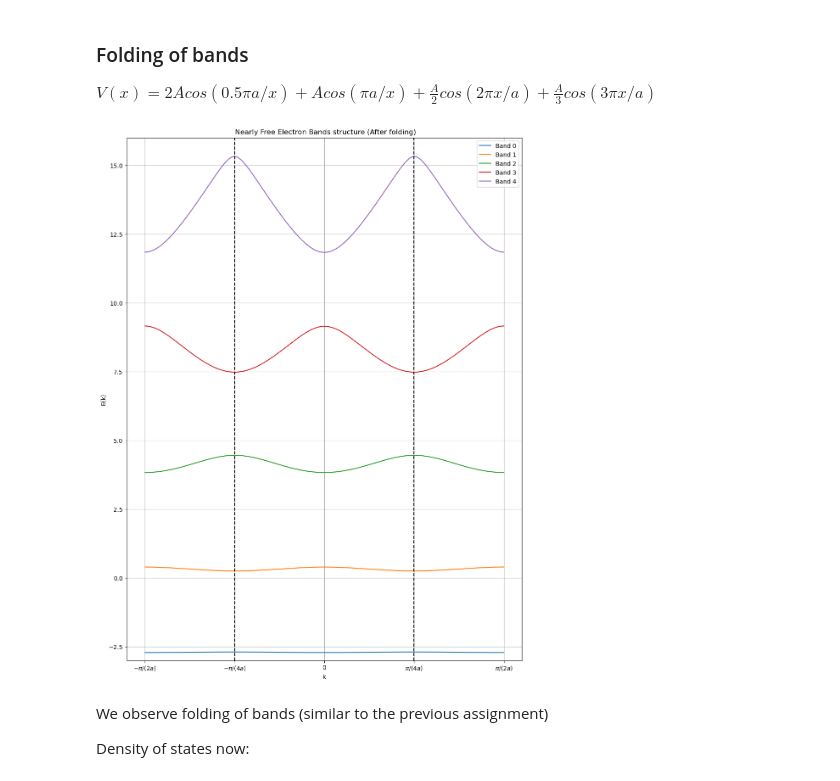
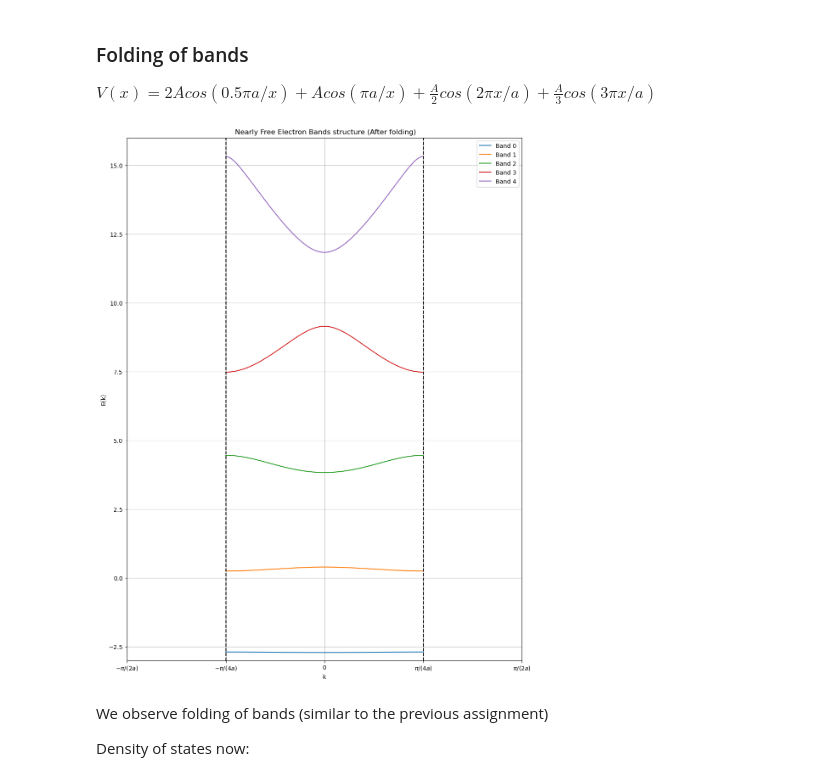
Before and after one commit to crimsonpane23/P306-Introduction-to-Condensed-Matter-Physics, a Jupyter notebook: Assignment - 4 - Nearly Free electron.ipynb, the cells around one changed output. Cells and saved outputs as stored; diff of their text form; code cells hidden in the pictures.

```diff
--- a/Assignment - 4 - Nearly Free electron.ipynb
+++ b/Assignment - 4 - Nearly Free electron.ipynb
@@ -284,7 +284,7 @@ V2 = A/2
 V3 = A/4
 V4 = A/6
 
-k_vals = np.linspace(-np.pi/2*a, np.pi/2*a, 600)
+k_vals = np.linspace(-np.pi/(4*a), np.pi/(4*a), 1000)
 
 bds = []
 for k in k_vals:
@@ -319,34 +319,34 @@ tp_new = [
     -np.pi/(4*a),
     0,
     np.pi/(4*a),
     np.pi/(2*a),
 ]
 tl_new = [
     r"$-\pi/(2a)$",
     r"$-\pi/(4a)$",
     r"$0$",
     r"$\pi/(4a)$",
     r"$\pi/(2a)$",
 ]
 
 bds = np.array(bds)
 
 plt.figure(figsize=(12,16))
 
 for n in range(5):
     plt.plot(k_vals, bds[:, n], label=f"Band {n}")
 plt.axvline(np.pi/(4*a), linestyle='--', color='black')
 plt.axvline(-np.pi/(4*a), linestyle='--', color='black')
 plt.xticks(tp_new, tl_new)
 plt.ylim(-3, 16)
 plt.xlabel("k")
 plt.ylabel("E(k)")
 plt.title(" Nearly Free Electron Bands structure (After folding)")
 plt.grid(True)
 plt.legend()
 plt.show()
 # %% [output]
-[figure, old version]
+[figure, new version]
 # %% [markdown]
 We observe folding of bands (similar to the previous assignment)
 
```
Also changed, not shown: parts of 4 cells of this notebook.
